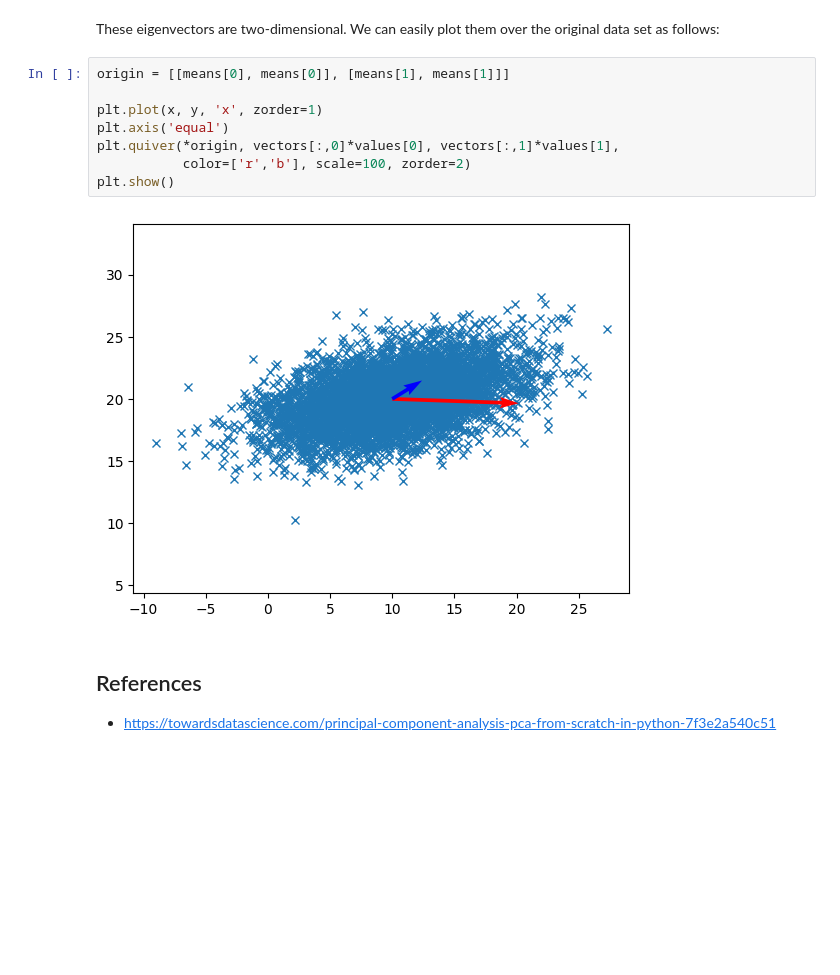
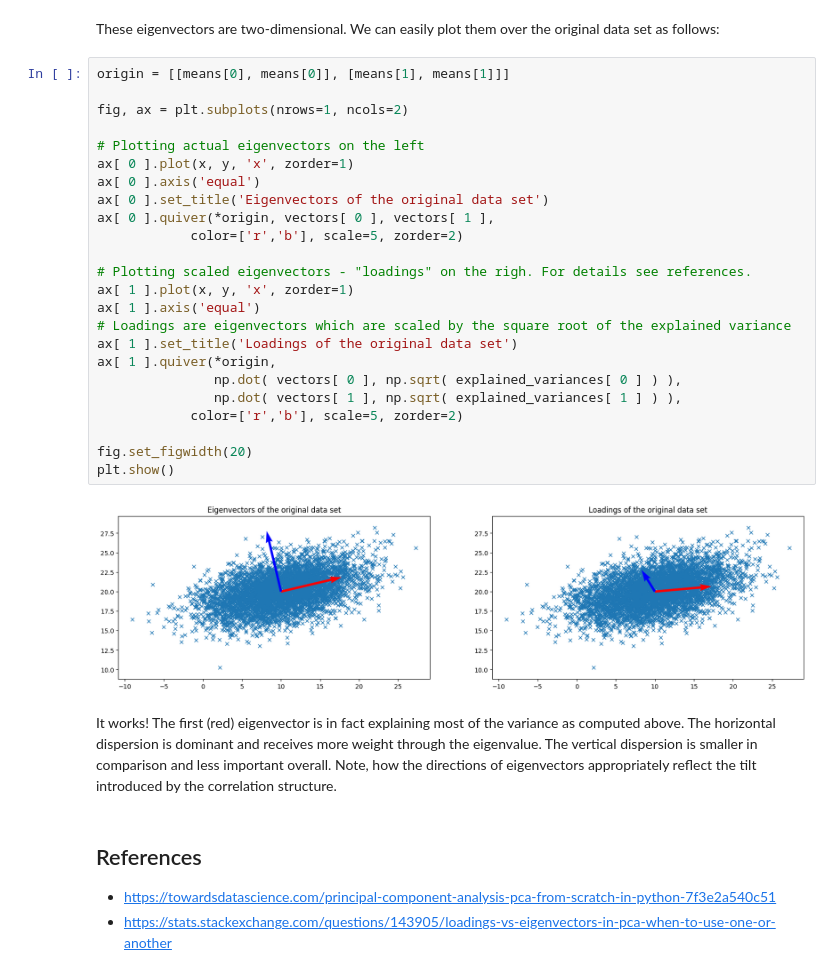
Before and after one commit to Staneesh/efi-pca, a Jupyter notebook: pca.ipynb, the cells around one changed output. Saved outputs shown, nothing was run; the diff lists cells and outputs as text; blank space fills up the shorter version.

Commit message:
Finalizing eigenvector visualization

```diff
--- a/pca.ipynb
+++ b/pca.ipynb
@@ -84,16 +84,35 @@ Eigenvector 0:  (0.97, -0.23) with value 26.18
 Eigenvector 1:  (0.23, 0.97) with value 3.82
 # %% [markdown]
 These eigenvectors are two-dimensional. We can easily plot them over the original data set as follows:
-# %%
-origin = [[means[0], means[0]], [means[1], means[1]]]
-
-plt.plot(x, y, 'x', zorder=1)
-plt.axis('equal')
-plt.quiver(*origin, vectors[:,0]*values[0], vectors[:,1]*values[1],
-           color=['r','b'], scale=100, zorder=2)
-plt.show()
-# %% [output]
-[figure, removed]
+# %%
+origin = [[means[0], means[0]], [means[1], means[1]]]
+
+fig, ax = plt.subplots(nrows=1, ncols=2)
+
+# Plotting actual eigenvectors on the left
+ax[ 0 ].plot(x, y, 'x', zorder=1)
+ax[ 0 ].axis('equal')
+ax[ 0 ].set_title('Eigenvectors of the original data set')
+ax[ 0 ].quiver(*origin, vectors[ 0 ], vectors[ 1 ],
+            color=['r','b'], scale=5, zorder=2)
+
+# Plotting scaled eigenvectors - "loadings" on the righ. For details see references.
+ax[ 1 ].plot(x, y, 'x', zorder=1)
+ax[ 1 ].axis('equal')
+# Loadings are eigenvectors which are scaled by the square root of the explained variance
+ax[ 1 ].set_title('Loadings of the original data set')
+ax[ 1 ].quiver(*origin,
+               np.dot( vectors[ 0 ], np.sqrt( explained_variances[ 0 ] ) ),
+               np.dot( vectors[ 1 ], np.sqrt( explained_variances[ 1 ] ) ),
+            color=['r','b'], scale=5, zorder=2)
+
+fig.set_figwidth(20)
+plt.show()
+# %% [output]
+[figure, added]
+# %% [markdown]
+It works! The first (red) eigenvector is in fact explaining most of the variance as computed above. The horizontal dispersion is dominant and receives more weight through the eigenvalue. The vertical dispersion is smaller in comparison and less important overall. Note, how the directions of eigenvectors appropriately reflect the tilt introduced by the correlation structure.
 # %% [markdown]
 ## References
 * https://towardsdatascience.com/principal-component-analysis-pca-from-scratch-in-python-7f3e2a540c51
+* https://stats.stackexchange.com/questions/143905/loadings-vs-eigenvectors-in-pca-when-to-use-one-or-another
```
